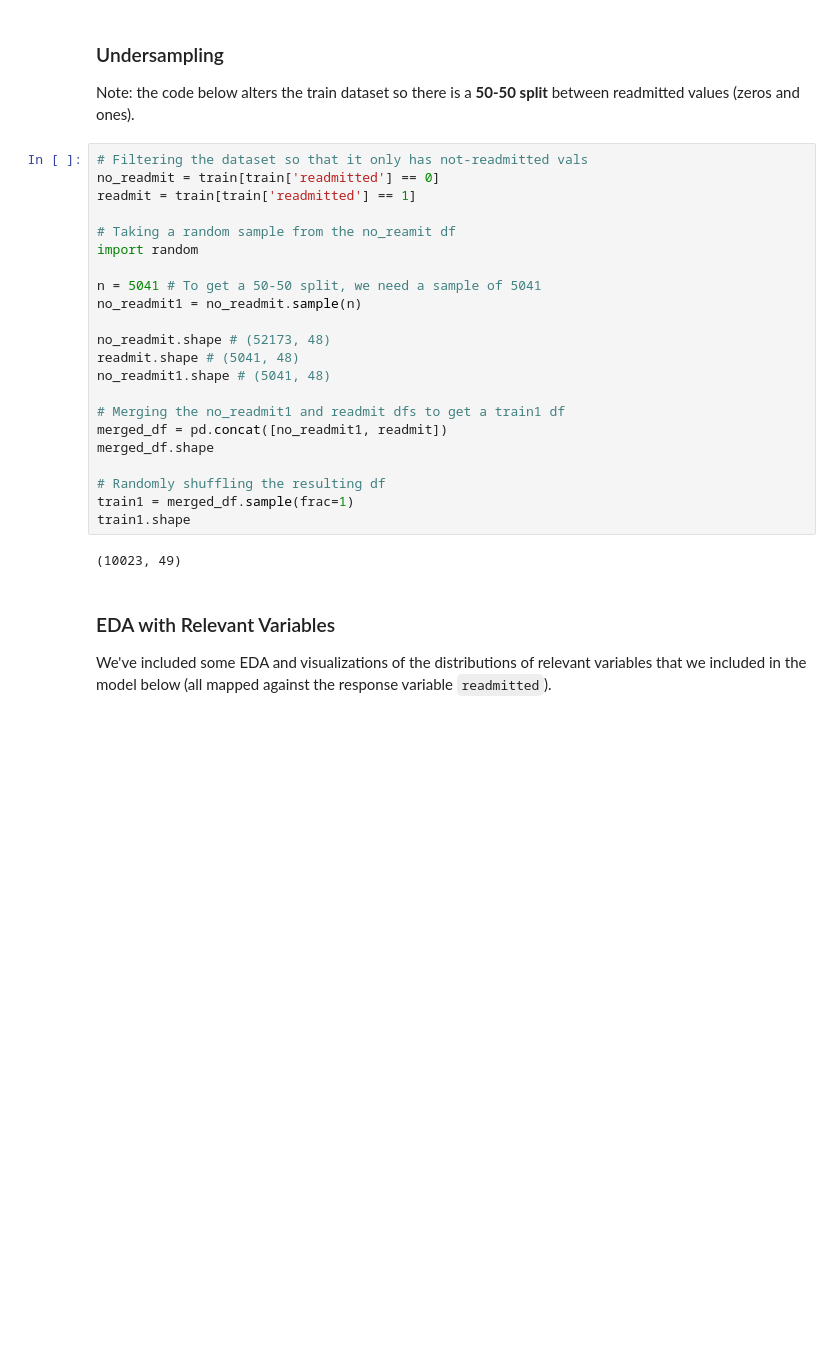
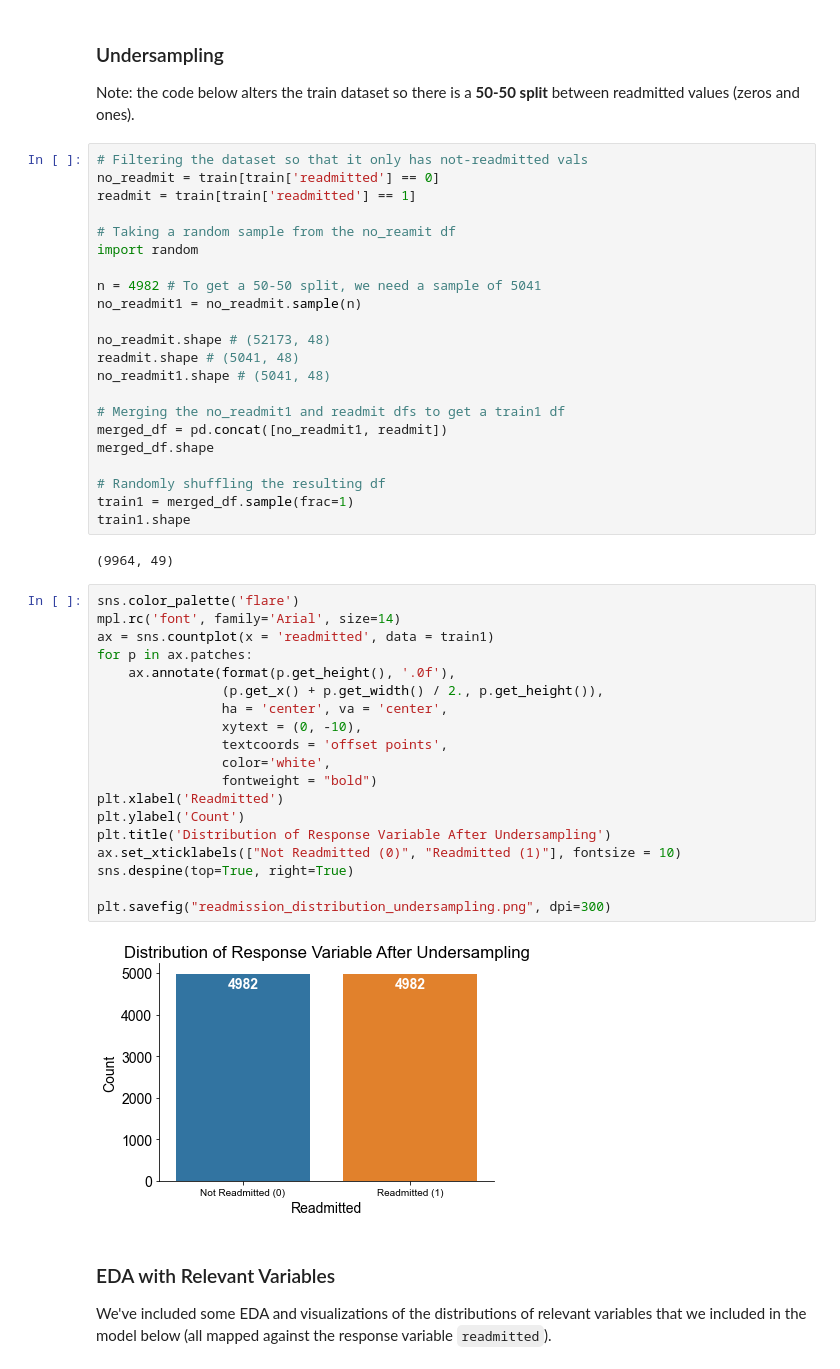
Before and after one commit to AnastasiaKWei/Saturn, a Jupyter notebook: KEH_LTW_Finalized_Modeling.ipynb, the cells around one changed output. Drawn from its saved outputs; the diff is of its cells as text; blank space fills up the shorter version.

```diff
--- a/KEH_LTW_Finalized_Modeling.ipynb
+++ b/KEH_LTW_Finalized_Modeling.ipynb
@@ -34,7 +34,7 @@ readmit = train[train['readmitted'] == 1]
 # Taking a random sample from the no_reamit df
 import random
 
-n = 5041 # To get a 50-50 split, we need a sample of 5041
+n = 4982 # To get a 50-50 split, we need a sample of 5041
 no_readmit1 = no_readmit.sample(n)
 
 no_readmit.shape # (52173, 48)
@@ -49,7 +49,28 @@ merged_df.shape
 train1 = merged_df.sample(frac=1)
 train1.shape
 # %% [output]
-(10023, 49)
+(9964, 49)
+# %%
+sns.color_palette('flare')
+mpl.rc('font', family='Arial', size=14)
+ax = sns.countplot(x = 'readmitted', data = train1)
+for p in ax.patches:
+    ax.annotate(format(p.get_height(), '.0f'),
+                (p.get_x() + p.get_width() / 2., p.get_height()),
+                ha = 'center', va = 'center',
+                xytext = (0, -10),
+                textcoords = 'offset points',
+                color='white',
+                fontweight = "bold")
+plt.xlabel('Readmitted')
+plt.ylabel('Count')
+plt.title('Distribution of Response Variable After Undersampling')
+ax.set_xticklabels(["Not Readmitted (0)", "Readmitted (1)"], fontsize = 10)
+sns.despine(top=True, right=True)
+
+plt.savefig("readmission_distribution_undersampling.png", dpi=300)
+# %% [output]
+[figure, added]
 # %% [markdown]
 ### EDA with Relevant Variables
 
```
Also changed, not shown: 2 other files.
